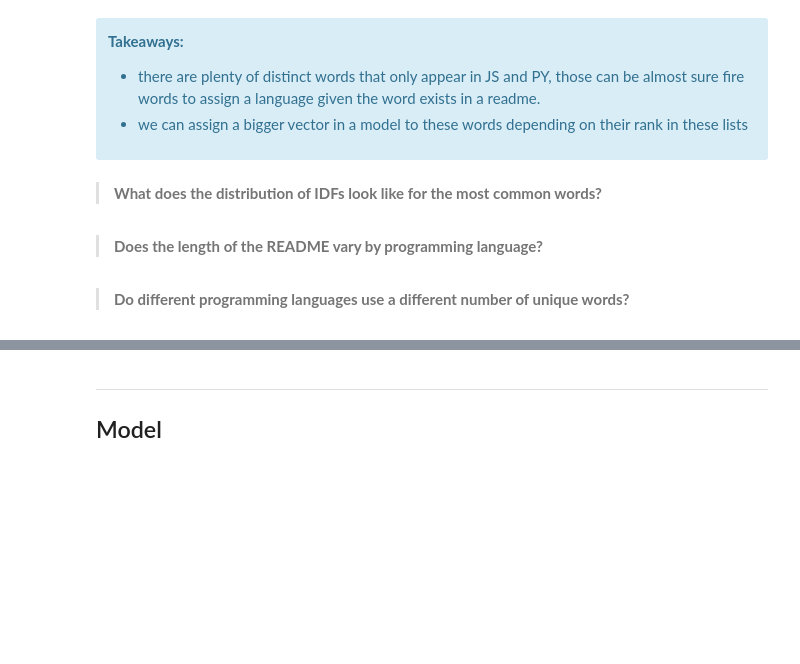
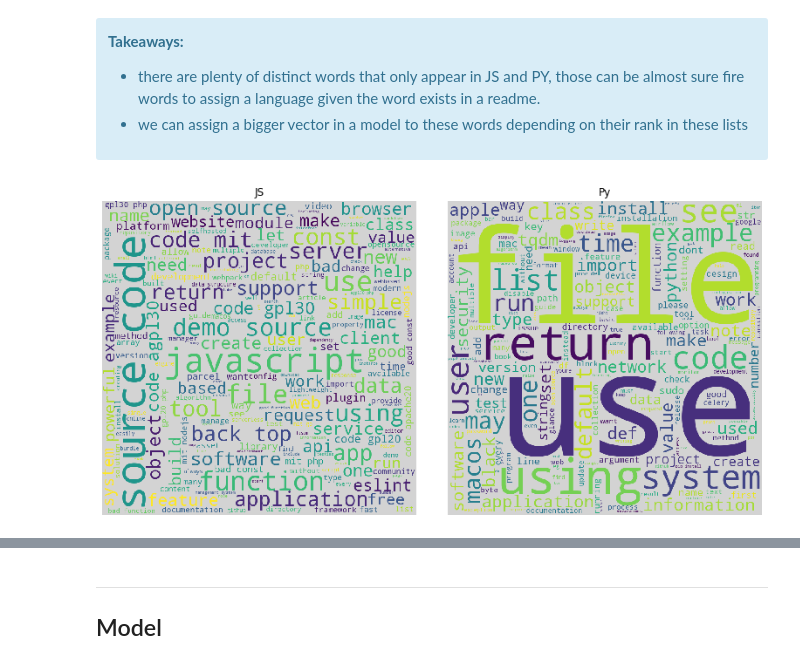
Before and after one commit to Brandon-Martinez27/nlp_project, a Jupyter notebook: b_nlp_workbook.ipynb, the cells around one changed output, grey strips where cells are left out. Saved outputs shown, nothing was run; the diff lists cells and outputs as text; code cells hidden in the pictures; blank space fills up the shorter version.

```diff
--- a/b_nlp_workbook.ipynb
+++ b/b_nlp_workbook.ipynb
@@ -573,9 +599,23 @@ word_counts[(word_counts.prop_js < .40) & (word_counts.py > 45)].sort_values(by=
 - there are plenty of distinct words that only appear in JS and PY, those can be almost sure fire words to assign a language given the word exists in a readme.
 - we can assign a bigger vector in a model to these words depending on their rank in these lists
 </div>
-# %% [markdown]
-> **What does the distribution of IDFs look like for the most common words?**
-# %% [markdown]
-> **Does the length of the README vary by programming language?**
-# %% [markdown]
-> **Do different programming languages use a different number of unique words?**
+# %%
+js_cloud = WordCloud(background_color='lightgray',
+                      height=800, width=800).generate(js_words)
+
+py_cloud = WordCloud(background_color='lightgray',
+                      height=800, width=800).generate(py_words)
+
+plt.figure(figsize=(10,10))
+axs = [plt.axes([.25, 1, .5, .5]), plt.axes([.8, 1, .5, .5])]
+
+# imshow => display data as an image
+axs[0].imshow(js_cloud)
+axs[1].imshow(py_cloud)
+
+axs[0].set_title('JS')
+axs[1].set_title('Py')
+
+for ax in axs: ax.axis('off')
+# %% [output]
+[figure, added]
```
Also changed, not shown: parts of 22 cells of this notebook, 1 other file.
